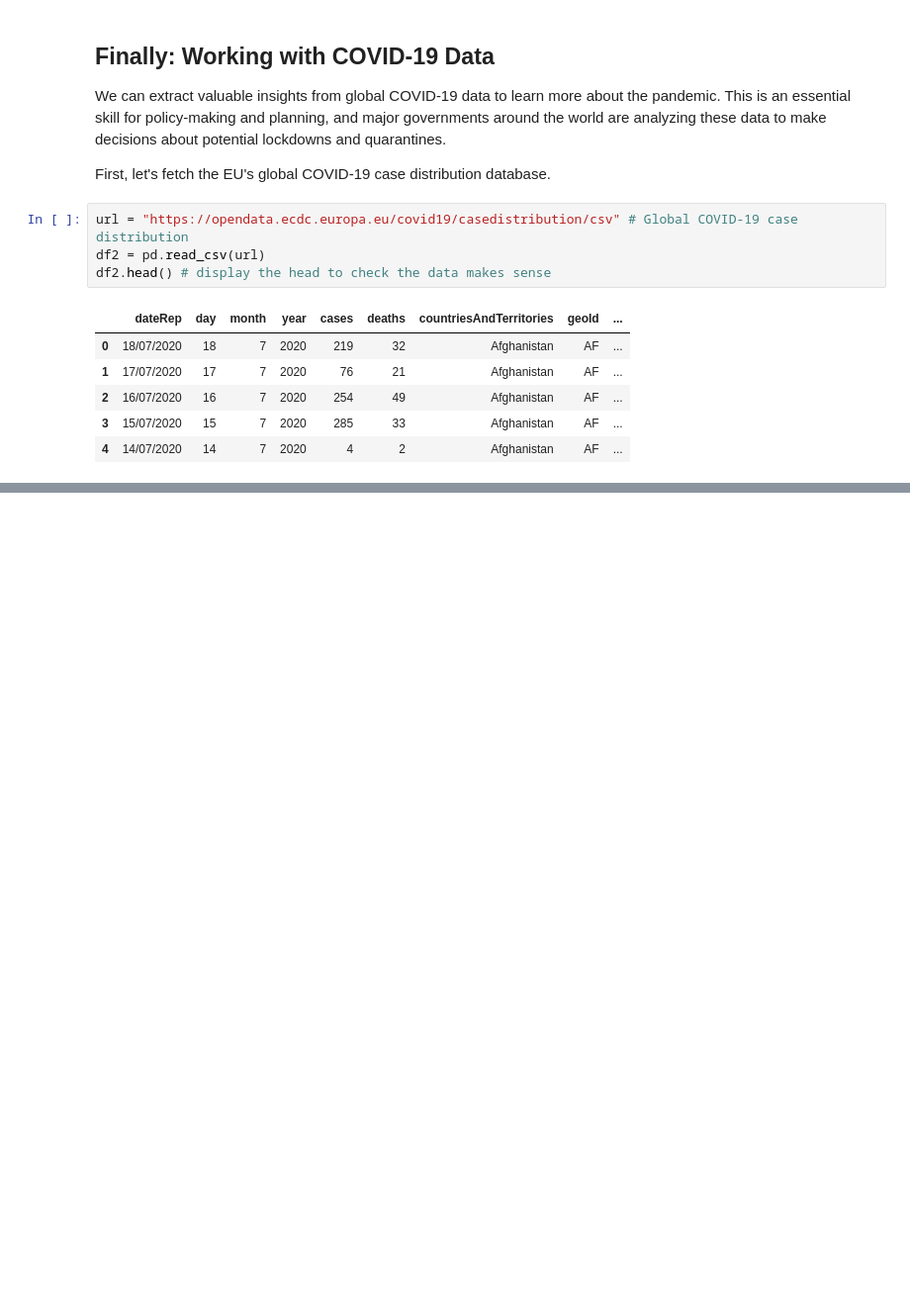
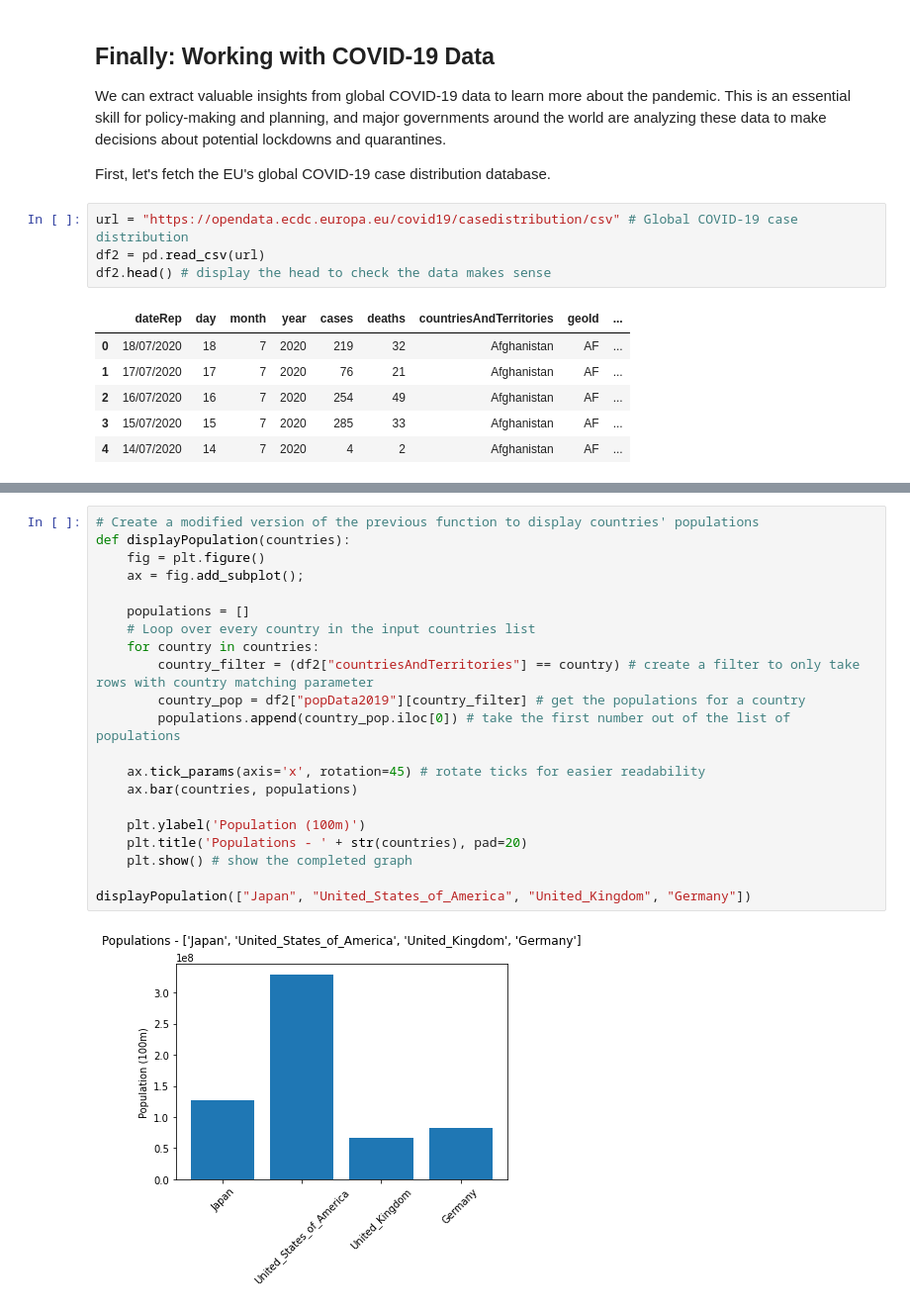
Before and after one commit to mmarquez76/data-science-workshop, a Jupyter notebook: PantherHacks Data Science Workshop.ipynb, the cells around one changed output, grey strips where cells are left out. Shown: that part at 99% size. Drawn from its saved outputs; the diff is of its cells as text; blank space fills up the shorter version.

Commit message:
final version

```diff
--- a/PantherHacks Data Science Workshop.ipynb
+++ b/PantherHacks Data Science Workshop.ipynb
@@ -187,0 +207,23 @@ displayDailyCases("United_Kingdom")
+# %%
+# Create a modified version of the previous function to display countries' populations
+def displayPopulation(countries):
+    fig = plt.figure()
+    ax = fig.add_subplot();
+
+    populations = []
+    # Loop over every country in the input countries list
+    for country in countries:
+        country_filter = (df2["countriesAndTerritories"] == country) # create a filter to only take rows with country matching parameter
+        country_pop = df2["popData2019"][country_filter] # get the populations for a country
+        populations.append(country_pop.iloc[0]) # take the first number out of the list of populations
+
+    ax.tick_params(axis='x', rotation=45) # rotate ticks for easier readability
+    ax.bar(countries, populations)
+
+    plt.ylabel('Population (100m)')
+    plt.title('Populations - ' + str(countries), pad=20)
+    plt.show() # show the completed graph
+
+displayPopulation(["Japan", "United_States_of_America", "United_Kingdom", "Germany"])
+# %% [output]
+[figure, added]
```
Also changed, not shown: parts of 14 cells of this notebook.
